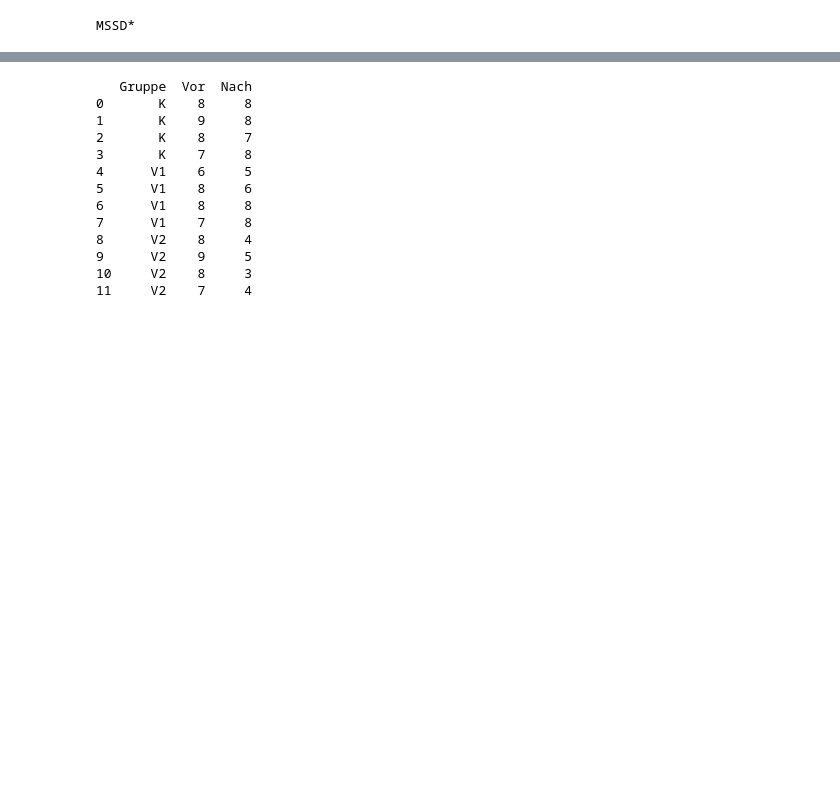
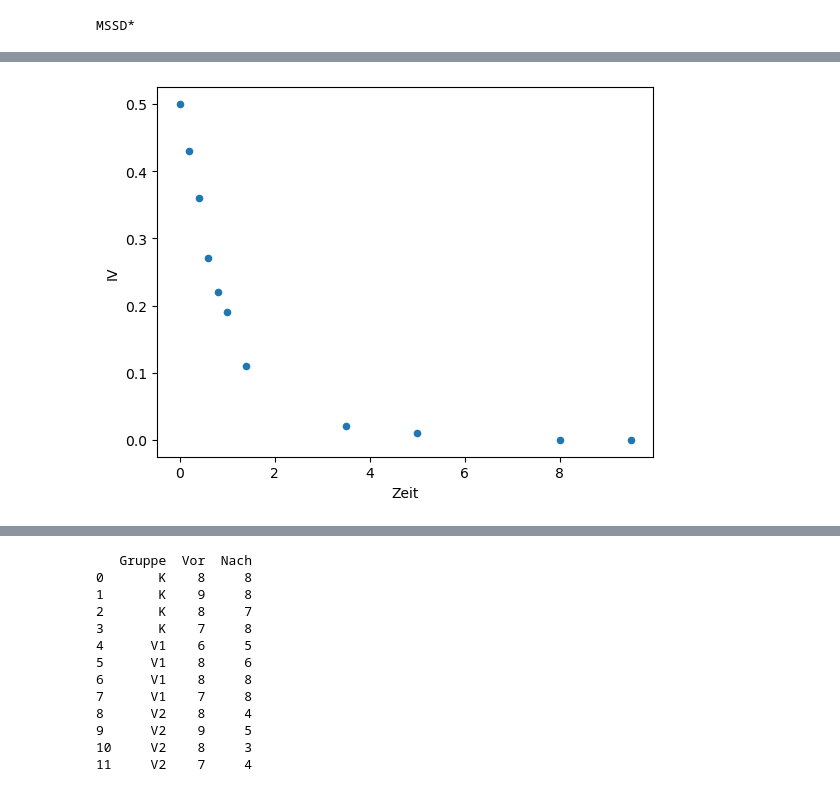
Before and after one commit to Accio/2024-02-Roche-Schullabor-Experio, a Jupyter notebook: 2023-03-experio.ipynb, the cells around one changed output, grey strips where cells are left out. Saved outputs shown, nothing was run; the diff lists cells and outputs as text; code cells hidden in the pictures; blank space fills up the shorter version.

```diff
--- a/2023-03-experio.ipynb
+++ b/2023-03-experio.ipynb
@@ -57,0 +62,9 @@ MSSD*
+# %%
+zeit = [0, 0.2, 0.4, 0.6,
+        0.8, 1, 1.4, 3.5,
+        5, 8, 9.5]
+iv = [0.50, 0.43, 0.36, 0.27,
+      0.22, 0.19, 0.11, 0.02,
+      0.01, 0, 0]
+pk_iv = pd.DataFrame({'Zeit': zeit, 'IV': iv})
+print(pk_iv)
@@ -57,0 +86,5 @@ MSSD*
+# %%
+pk_iv.plot.scatter(x="Zeit", y="IV")
+plt.show()
+# %% [output]
+[figure, added]
```
Also changed, not shown: parts of 12 cells of this notebook, 2 other files.
